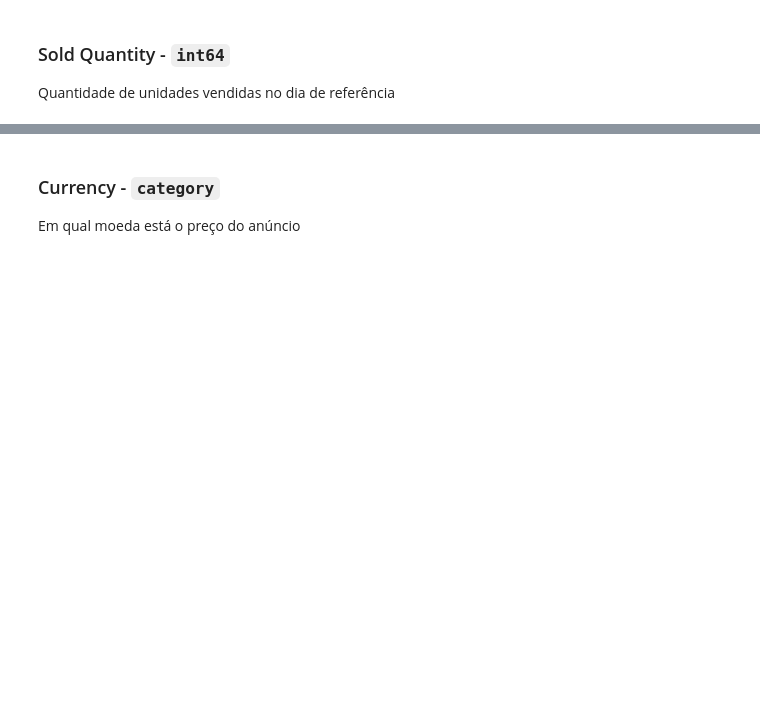
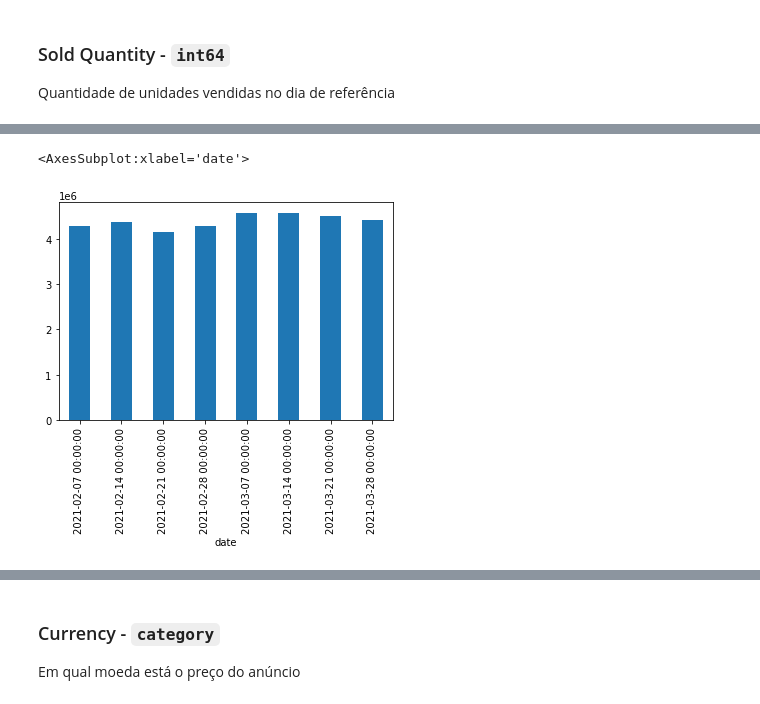
Before and after one commit to BBenicio/meli-data-challenge, a Jupyter notebook: meli.ipynb, the cells around one changed output, grey strips where cells are left out. Saved outputs shown, nothing was run; the diff lists cells and outputs as text; code cells hidden in the pictures; blank space fills up the shorter version.

```diff
--- a/meli.ipynb
+++ b/meli.ipynb
@@ -235,0 +361,5 @@ Preço do anúncio no dia de referência
+# %%
+df[filter_last_days].groupby(pd.Grouper(key='date', freq='W')).sum()['sold_quantity'].plot.bar()
+# %% [output]
+<AxesSubplot:xlabel='date'>
+[figure, added]
```
Also changed, not shown: parts of 161 cells of this notebook.
